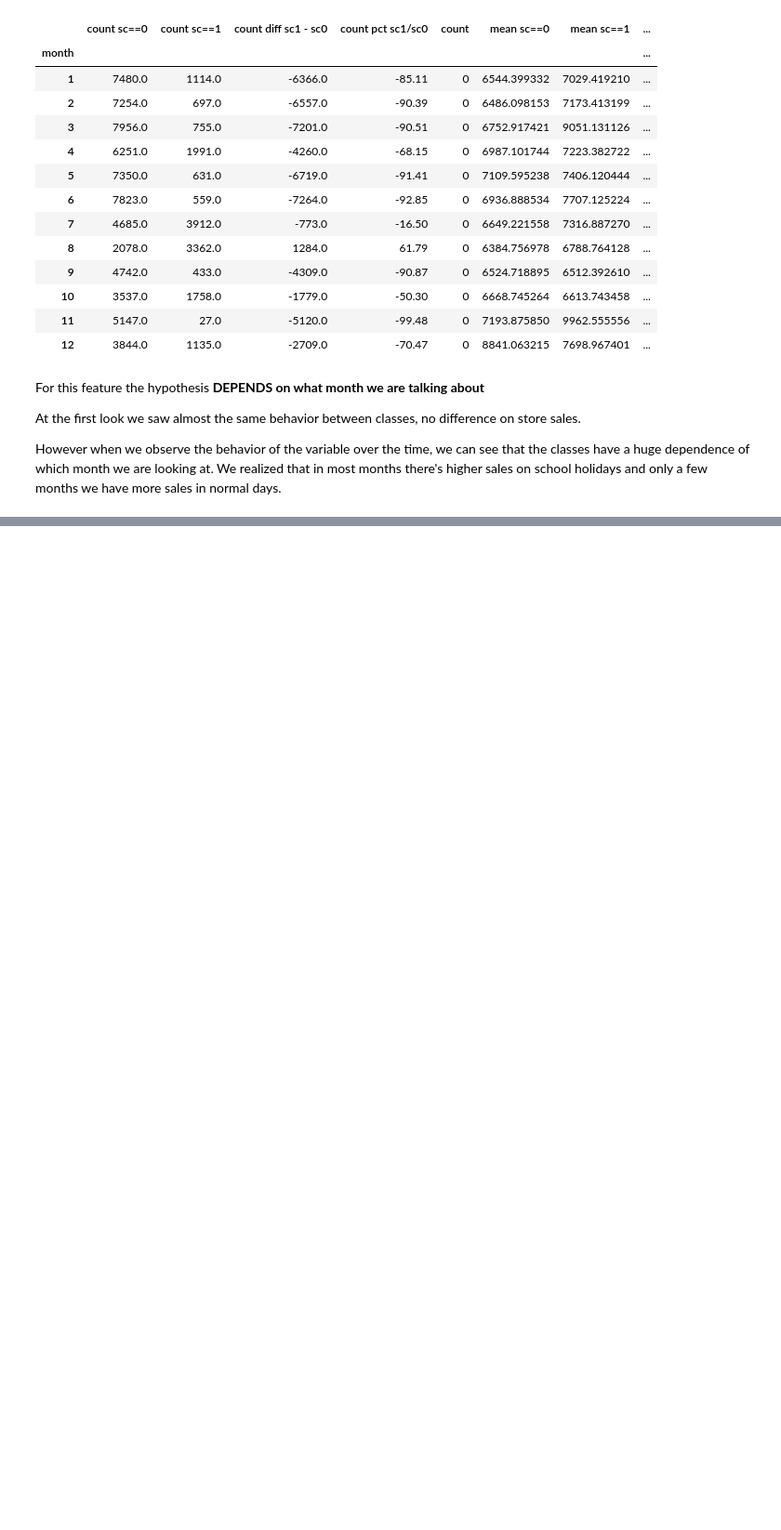
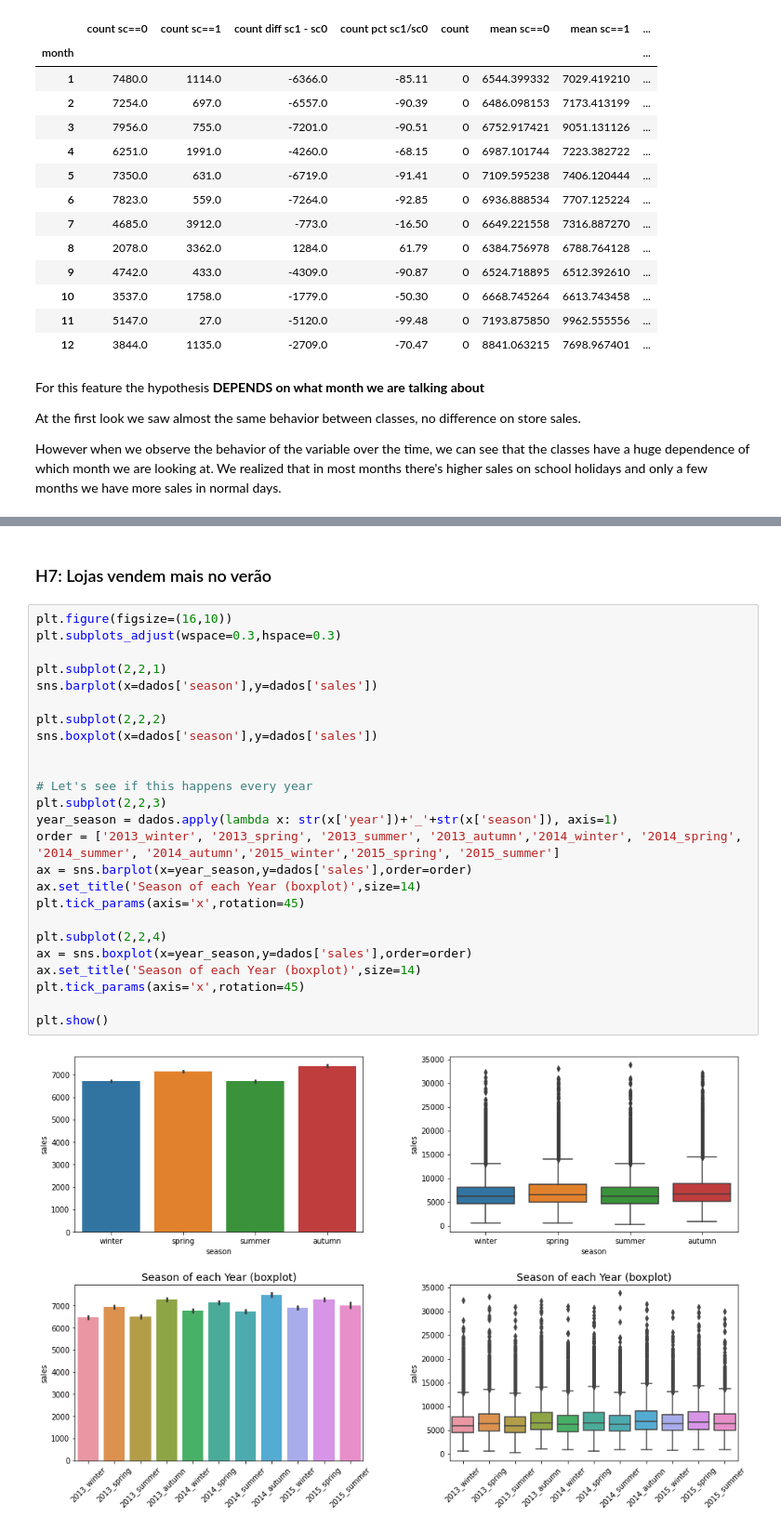
Before and after one commit to raposofrct/Sales-Prediction, a Jupyter notebook: notebook.ipynb, the cells around one changed output, grey strips where cells are left out. Shown at 93% size. Drawn from its saved outputs; the diff is of its cells as text; blank space fills up the shorter version.

```diff
--- a/notebook.ipynb
+++ b/notebook.ipynb
@@ -1004,0 +1089,29 @@ However when we observe the behavior of the variable over the time, we can see t
+# %% [markdown]
+### H7: Lojas vendem mais no verão
+# %%
+plt.figure(figsize=(16,10))
+plt.subplots_adjust(wspace=0.3,hspace=0.3)
+
+plt.subplot(2,2,1)
+sns.barplot(x=dados['season'],y=dados['sales'])
+
+plt.subplot(2,2,2)
+sns.boxplot(x=dados['season'],y=dados['sales'])
+
+
+# Let's see if this happens every year
+plt.subplot(2,2,3)
+year_season = dados.apply(lambda x: str(x['year'])+'_'+str(x['season']), axis=1)
+order = ['2013_winter', '2013_spring', '2013_summer', '2013_autumn','2014_winter', '2014_spring', '2014_summer', '2014_autumn','2015_winter','2015_spring', '2015_summer']
+ax = sns.barplot(x=year_season,y=dados['sales'],order=order)
+ax.set_title('Season of each Year (boxplot)',size=14)
+plt.tick_params(axis='x',rotation=45)
+
+plt.subplot(2,2,4)
+ax = sns.boxplot(x=year_season,y=dados['sales'],order=order)
+ax.set_title('Season of each Year (boxplot)',size=14)
+plt.tick_params(axis='x',rotation=45)
+
+plt.show()
+# %% [output]
+[figure, added]
```
Also changed, not shown: parts of 46 cells of this notebook.
